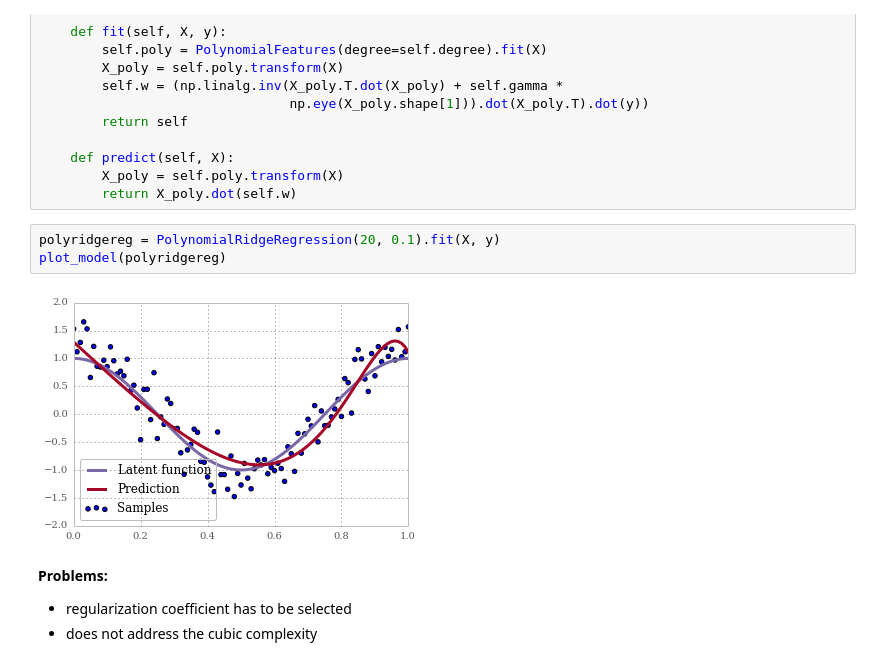
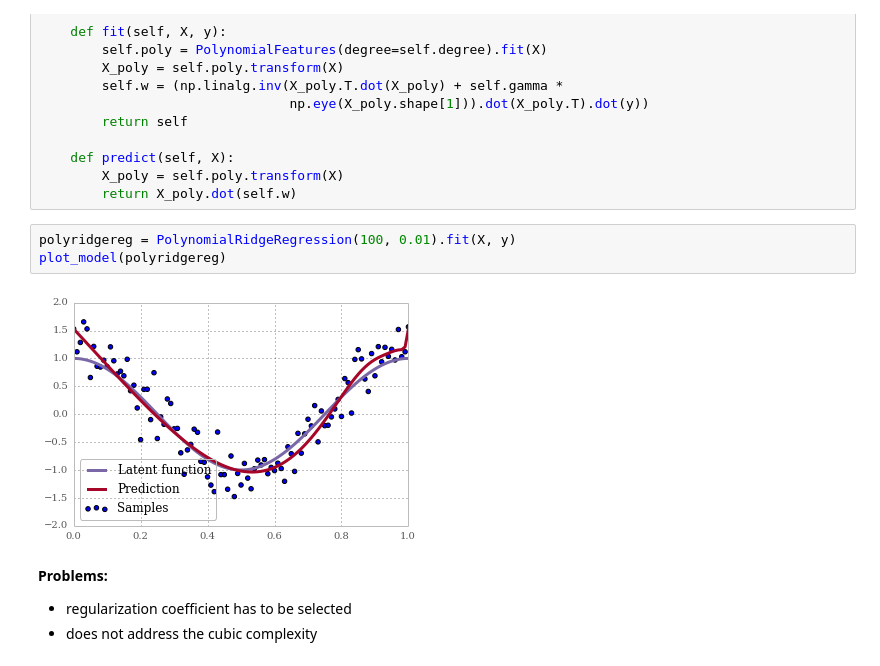
Before and after one commit to AlexanderFabisch/regression-tutorial, a Jupyter notebook: regression.ipynb, the cells around one changed output. Drawn from its saved outputs; the diff is of its cells as text.

```diff
--- a/regression.ipynb
+++ b/regression.ipynb
@@ -260,10 +271,10 @@ class PolynomialRidgeRegression(BaseEstimator, RegressorMixin):
         X_poly = self.poly.transform(X)
         return X_poly.dot(self.w)
 # %%
-polyridgereg = PolynomialRidgeRegression(20, 0.1).fit(X, y)
+polyridgereg = PolynomialRidgeRegression(100, 0.01).fit(X, y)
 plot_model(polyridgereg)
 # %% [output]
-[figure, old version]
+[figure, new version]
 # %% [markdown]
 **Problems:**
 
```
Also changed, not shown: parts of 18 cells of this notebook.
